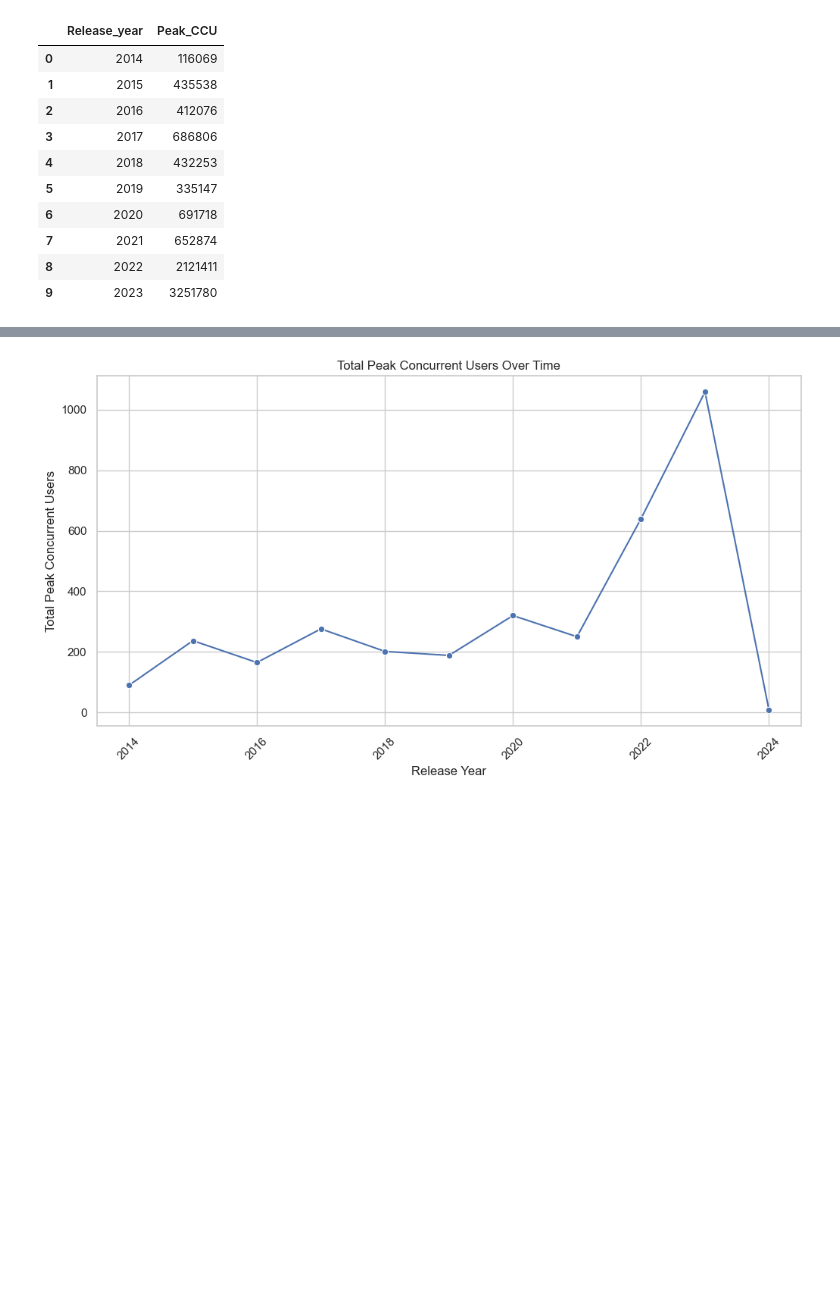
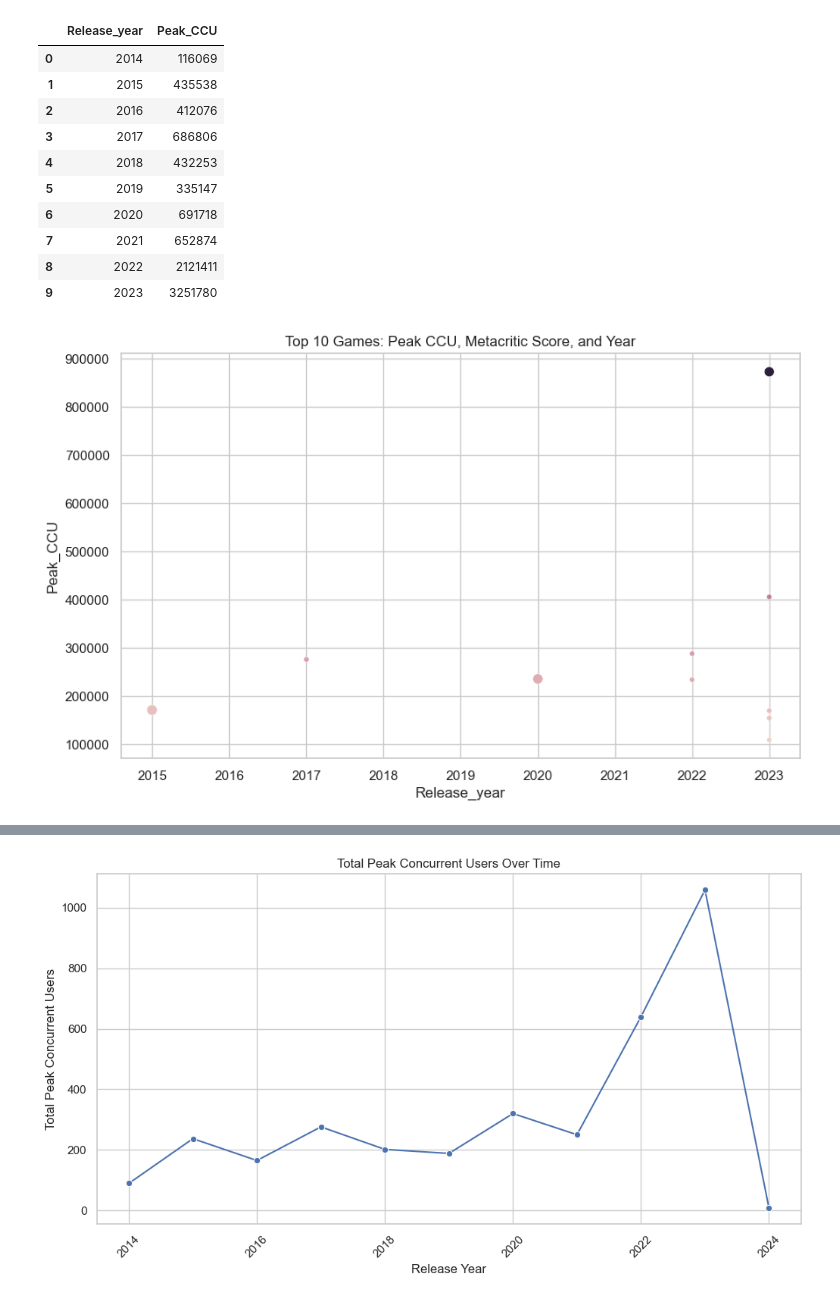
Before and after one commit to Oatsinthepine/Project_3, a Jupyter notebook: analysis.ipynb, the cells around one changed output, grey strips where cells are left out. Cells and saved outputs as stored; diff of their text form; code cells hidden in the pictures; blank space fills up the shorter version.

```diff
--- a/analysis.ipynb
+++ b/analysis.ipynb
@@ -93,3 +91,11 @@ peak_ccu_by_year.head(10)
 | 7 | 2021 | 652874 |
 | 8 | 2022 | 2121411 |
 | 9 | 2023 | 3251780 |
+# %%
+top_10 = df.sort_values(by='Peak_CCU', ascending=False).head(10)
+plt.figure(figsize=(10, 6))
+sns.scatterplot(data=top_10, x='Release_year', y='Peak_CCU', size='Metacritic_score', hue='Peak_CCU', legend=False)
+plt.title('Top 10 Games: Peak CCU, Metacritic Score, and Year')
+plt.show()
+# %% [output]
+[figure, added]
```
Also changed, not shown: parts of 7 cells of this notebook, 3 other files.
